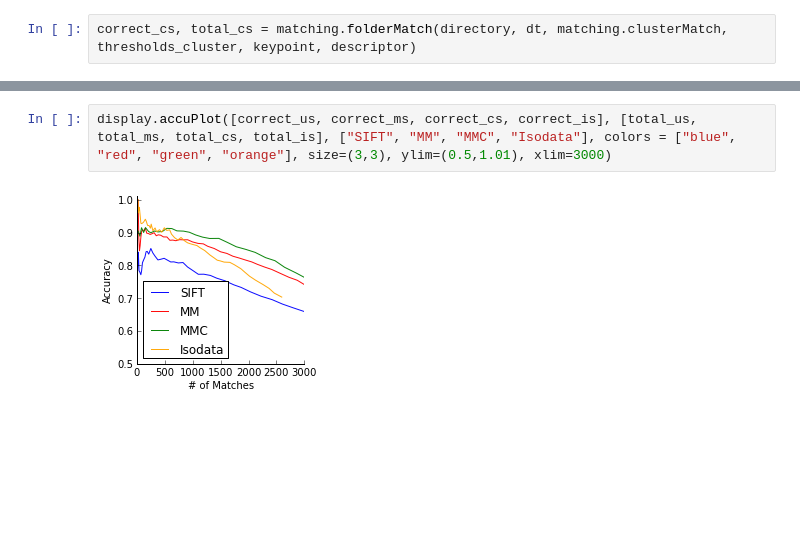
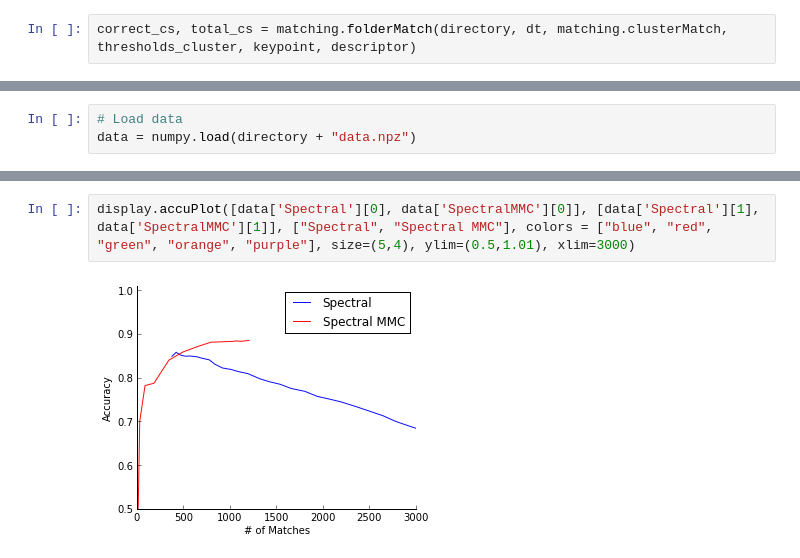
Before and after one commit to arnfred/Mirror-Match, a Jupyter notebook: code/cluster-match/Test Graf.ipynb, the cells around one changed output, grey strips where cells are left out. Drawn from its saved outputs; the diff is of its cells as text; blank space fills up the shorter version.

```diff
--- a/code/cluster-match/Test Graf.ipynb
+++ b/code/cluster-match/Test Graf.ipynb
@@ -44,0 +68,3 @@ Isodata:        221 of 242      (91.32%)
+# %%
+# Load data
+data = numpy.load(directory + "data.npz")
@@ -45,4 +75,4 @@ Isodata:        221 of 242      (91.32%)
 # %%
-display.accuPlot([correct_us, correct_ms, correct_cs, correct_is], [total_us, total_ms, total_cs, total_is], ["SIFT", "MM", "MMC", "Isodata"], colors = ["blue", "red", "green", "orange"], size=(3,3), ylim=(0.5,1.01), xlim=3000)
+display.accuPlot([data['Spectral'][0], data['SpectralMMC'][0]], [data['Spectral'][1], data['SpectralMMC'][1]], ["Spectral", "Spectral MMC"], colors = ["blue", "red", "green", "orange", "purple"], size=(5,4), ylim=(0.5,1.01), xlim=3000)
 # %% [output]
-[figure, old version]
+[figure, new version]
```
Also changed, not shown: parts of 8 cells of this notebook, 9 other files.
